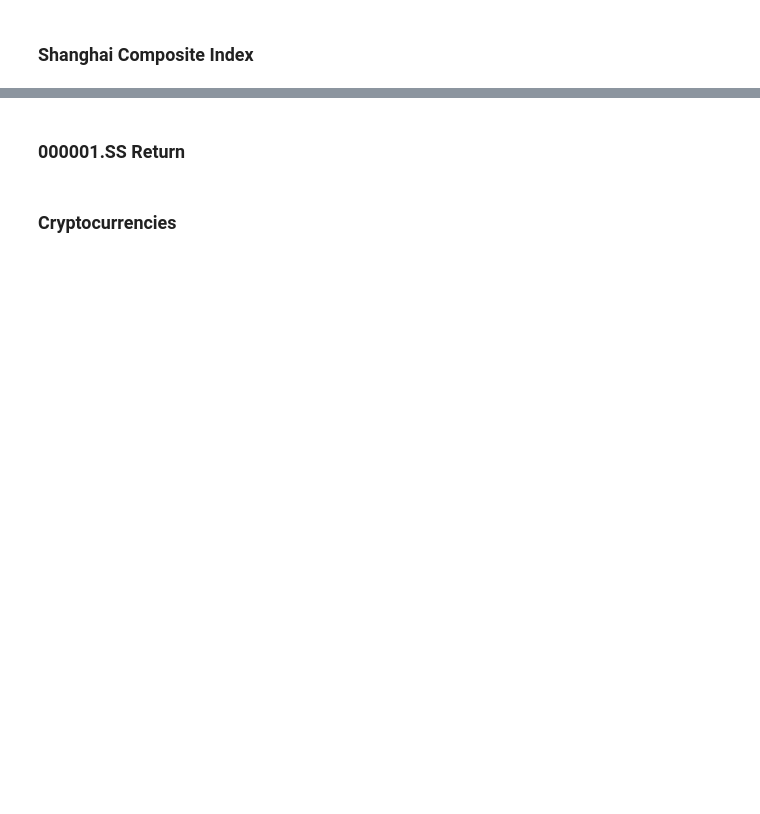
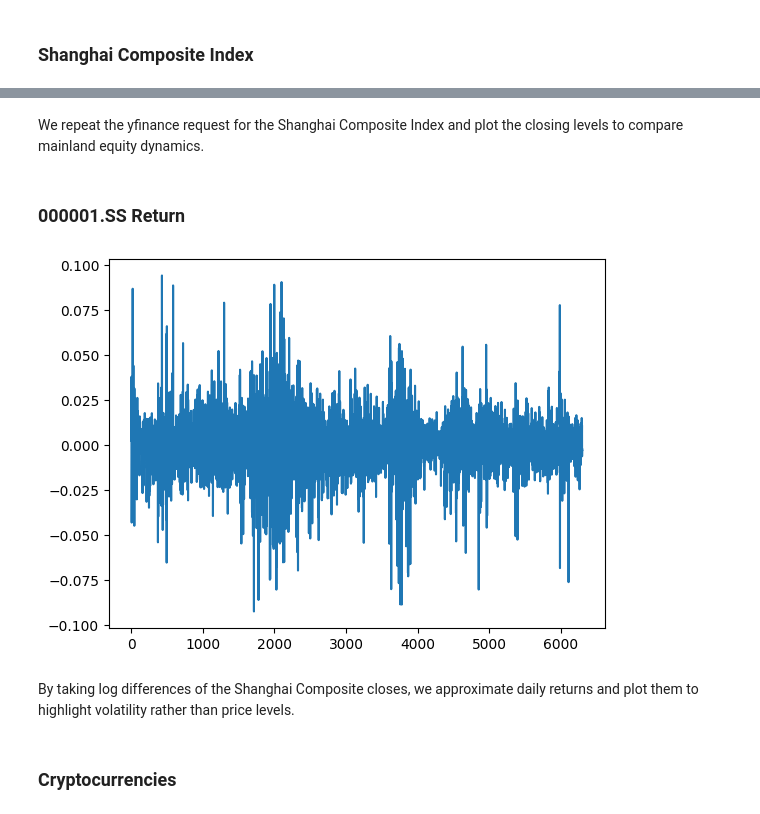
Before and after one commit to zhentaoshi/Econ5821, a Jupyter notebook: py_02_data_sources.ipynb, the cells around one changed output, grey strips where cells are left out. Saved outputs shown, nothing was run; the diff lists cells and outputs as text; code cells hidden in the pictures; blank space fills up the shorter version.

```diff
--- a/py_02_data_sources.ipynb
+++ b/py_02_data_sources.ipynb
@@ -94,13 +157,19 @@ plt.show()
+# %% [markdown]
+We repeat the yfinance request for the Shanghai Composite Index and plot the closing levels to compare mainland equity dynamics.
 # %% [markdown]
 ### 000001.SS Return
 # %%
 import numpy as np
 
 SH = data['Close']
-SH_diff = np.diff(np.log(SH))
+SH_diff = np.diff(np.log(SH), axis=0)
 
 plt.plot(SH_diff)
 plt.show()
+# %% [output]
+[figure, added]
+# %% [markdown]
+By taking log differences of the Shanghai Composite closes, we approximate daily returns and plot them to highlight volatility rather than price levels.
 # %% [markdown]
 ### Cryptocurrencies
 # %%
```
Also changed, not shown: parts of 35 cells of this notebook, 2 other files.
